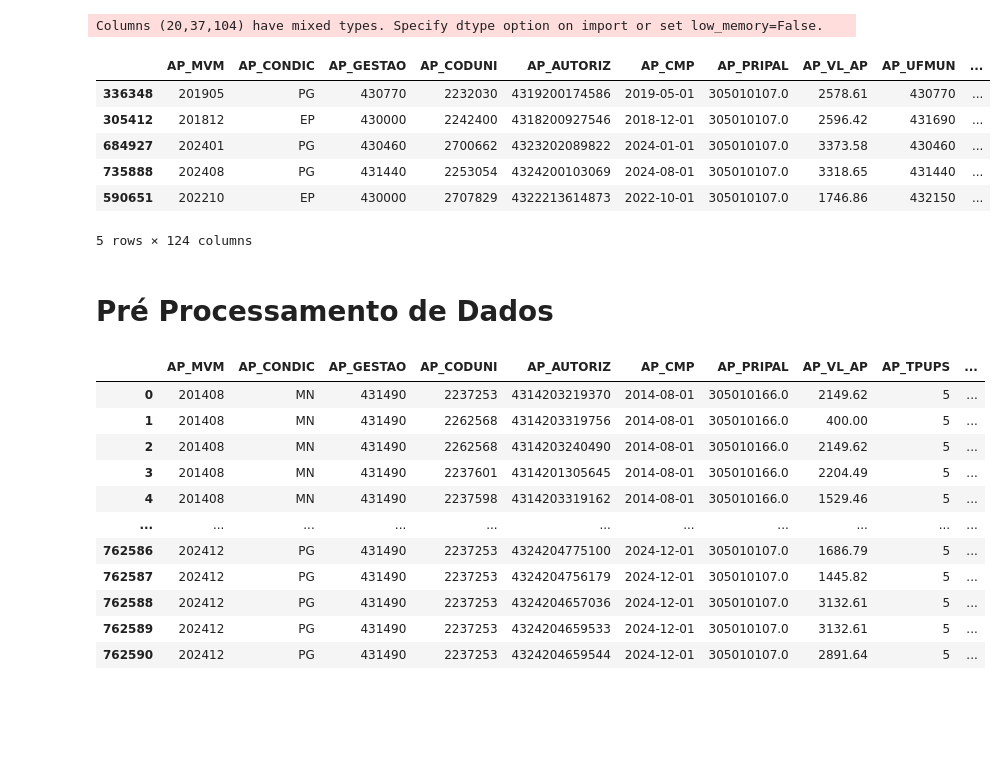
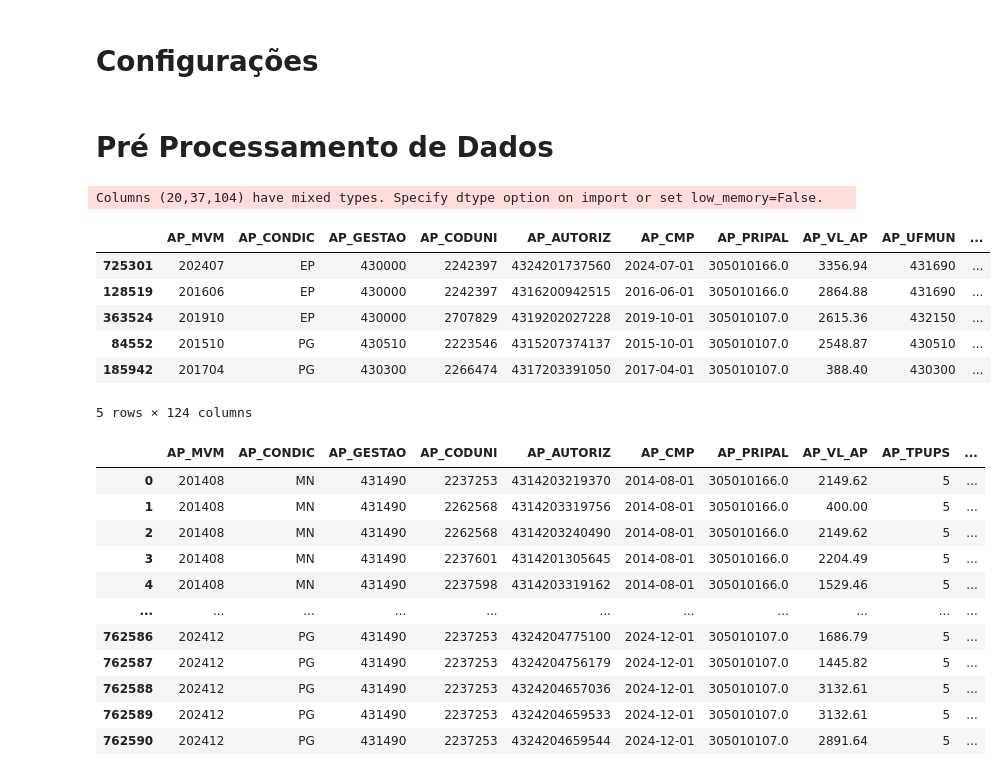
Before and after one commit to nicolasmss/-Projeto-Final-Visualiza-o, a Jupyter notebook: dashboard.ipynb, the cells around one changed output. Cells and saved outputs as stored; diff of their text form; code cells hidden in the pictures; blank space fills up the shorter version.

```diff
--- a/dashboard.ipynb
+++ b/dashboard.ipynb
@@ -6,33 +6,37 @@ from dash import Dash, html, dcc, dash_table, Input, Output
 import dash_bootstrap_components as dbc
 import plotly.express as px
 import plotly.graph_objects as go
-# %%
-ARQUIVO_CSV = 'dialise_fav_final3.csv'
-SEPARADOR   = ';'
-
-df = pd.read_csv(ARQUIVO_CSV, sep=SEPARADOR)
-df.sample(5)
-# %% [output]
-Columns (20,37,104) have mixed types. Specify dtype option on import or set low_memory=False.
-|  | AP_MVM | AP_CONDIC | AP_GESTAO | AP_CODUNI | AP_AUTORIZ | AP_CMP | AP_PRIPAL | AP_VL_AP | AP_UFMUN | ... |
-| 336348 | 201905 | PG | 430770 | 2232030 | 4319200174586 | 2019-05-01 | 305010107.0 | 2578.61 | 430770 | ... |
-| 305412 | 201812 | EP | 430000 | 2242400 | 4318200927546 | 2018-12-01 | 305010107.0 | 2596.42 | 431690 | ... |
-| 684927 | 202401 | PG | 430460 | 2700662 | 4323202089822 | 2024-01-01 | 305010107.0 | 3373.58 | 430460 | ... |
-| 735888 | 202408 | PG | 431440 | 2253054 | 4324200103069 | 2024-08-01 | 305010107.0 | 3318.65 | 431440 | ... |
-| 590651 | 202210 | EP | 430000 | 2707829 | 4322213614873 | 2022-10-01 | 305010107.0 | 1746.86 | 432150 | ... |
-5 rows × 124 columns
+# %% [markdown]
+# Configurações
 # %%
+ARQUIVO_CSV   = 'dialise_fav_final3.csv'
+SEPARADOR_CSV = ';'
+
 paleta = {
-    'azul_principal': '#0077B6',
-    'azul_claro'    : '#90E0EF',
-    'ciano'         : '#48CAE4',
-    'azul_escuro'   : '#023E8A',
-    'cinza_texto'   : '#6C757D',
-    'fundo'         : '#FFFFFF',
-    'cinza_claro'   : '#F8F9FA'
+    'principal'   : '#0077B6',
+    'secundario'  : '#90E0EF',
+    'terceario'   : '#48CAE4',
+    'quarto'      : '#023E8A',
+    'quinto'      : '#F8F9FA',
+    'texto'       : '#6C757D',
+    'fundo'       : '#FFFFFF'
 }
+
+PORTA_HTTP = 8080
 # %% [markdown]
 # Pré Processamento de Dados
+# %%
+df = pd.read_csv(ARQUIVO_CSV, sep=SEPARADOR_CSV)
+df.sample(5)
+# %% [output]
+Columns (20,37,104) have mixed types. Specify dtype option on import or set low_memory=False.
+|  | AP_MVM | AP_CONDIC | AP_GESTAO | AP_CODUNI | AP_AUTORIZ | AP_CMP | AP_PRIPAL | AP_VL_AP | AP_UFMUN | ... |
+| 725301 | 202407 | EP | 430000 | 2242397 | 4324201737560 | 2024-07-01 | 305010166.0 | 3356.94 | 431690 | ... |
+| 128519 | 201606 | EP | 430000 | 2242397 | 4316200942515 | 2016-06-01 | 305010166.0 | 2864.88 | 431690 | ... |
+| 363524 | 201910 | EP | 430000 | 2707829 | 4319202027228 | 2019-10-01 | 305010107.0 | 2615.36 | 432150 | ... |
+| 84552 | 201510 | PG | 430510 | 2223546 | 4315207374137 | 2015-10-01 | 305010107.0 | 2548.87 | 430510 | ... |
+| 185942 | 201704 | PG | 430300 | 2266474 | 4317203391050 | 2017-04-01 | 305010107.0 | 388.40 | 430300 | ... |
+5 rows × 124 columns
 # %%
 # Mantém só POA. Deve ser o primeiro passo a ser rodado
 df = df[df['AP_UFMUN'] == 431490]
```
Also changed, not shown: parts of 15 cells of this notebook, 1 other file.
